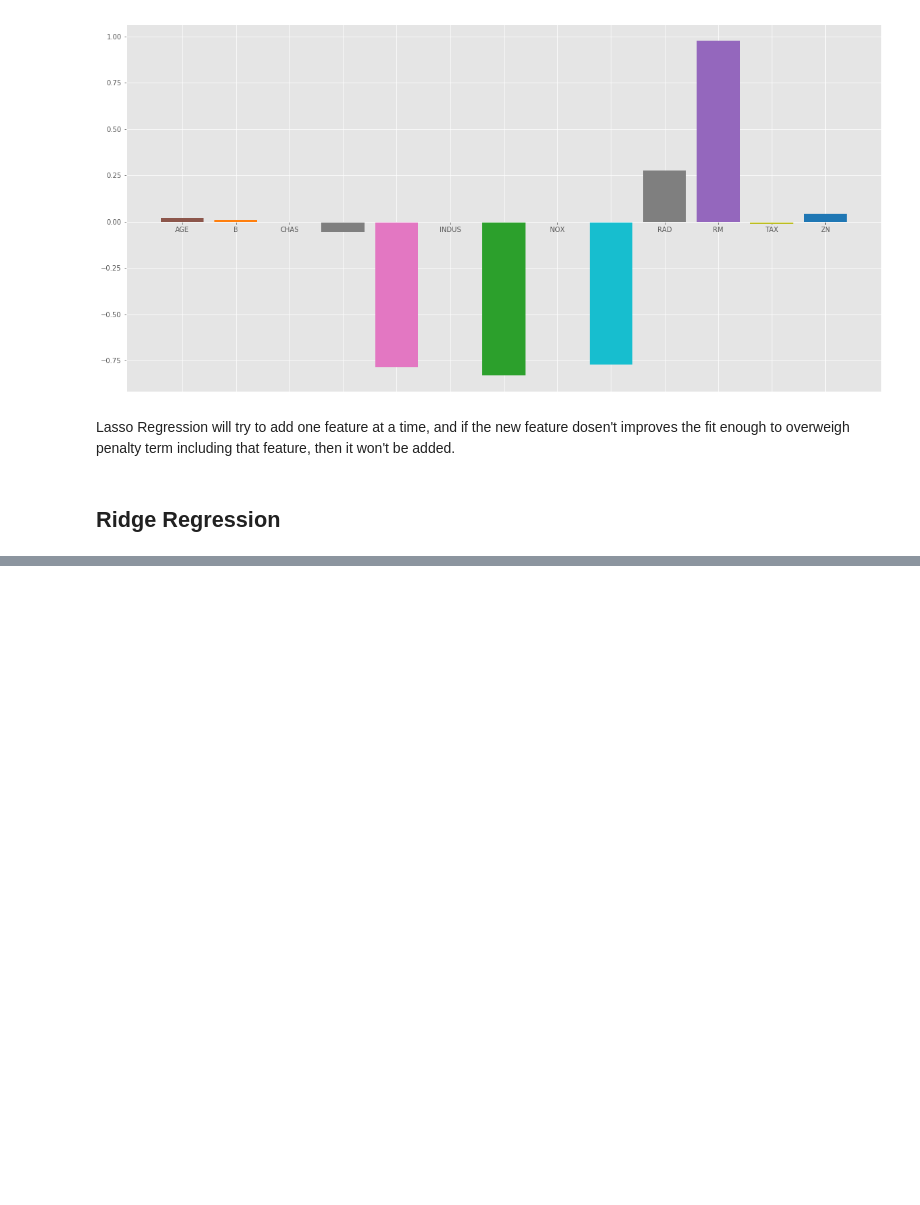
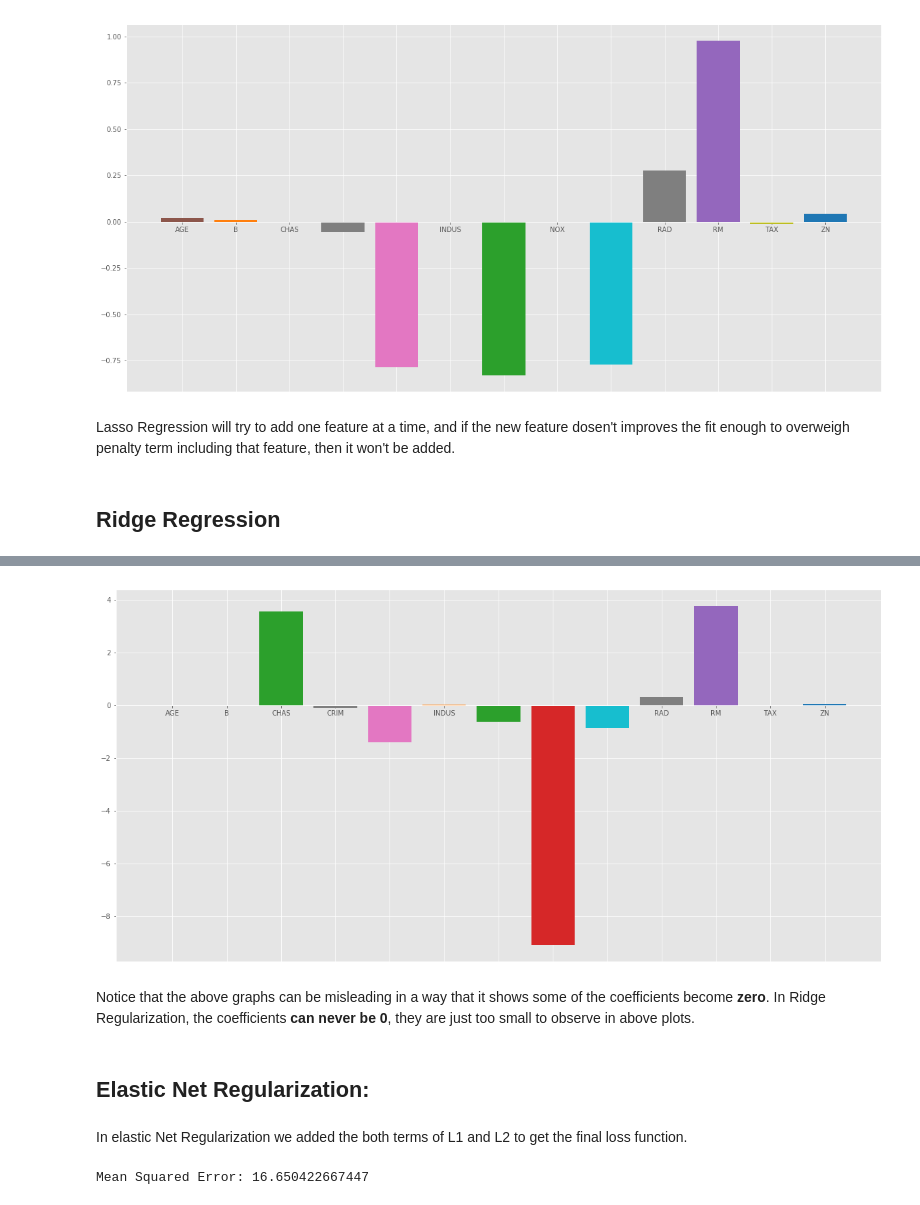
Before and after one commit to geekquad/Lasso-Ridge-Regression-and-Elastic_Net-Regularization-from-Scratch, a Jupyter notebook: Lasso_Ridge_ElasticNet.ipynb, the cells around one changed output, grey strips where cells are left out. Saved outputs shown, nothing was run; the diff lists cells and outputs as text; code cells hidden in the pictures; blank space fills up the shorter version.

```diff
--- a/Lasso_Ridge_ElasticNet.ipynb
+++ b/Lasso_Ridge_ElasticNet.ipynb
@@ -187,0 +189,5 @@ Lasso Regression will try to add one feature at a time, and if the new feature d
+# %%
+from sklearn.linear_model import Ridge
+ridge = Ridge()
+ridge.fit(x_train, y_train)
+y_pred2 = ridge.predict(x_test)
@@ -187,0 +200,6 @@ Lasso Regression will try to add one feature at a time, and if the new feature d
+# %%
+"""putting together the coefficient and their corresponding variable names"""
+ridge_coef = pd.DataFrame()
+ridge_coef['Columns'] = x_train.columns
+ridge_coef['Coefficient Estimate'] = pd.Series(ridge.coef_)
+print(ridge_coef)
@@ -187,0 +221,22 @@ Lasso Regression will try to add one feature at a time, and if the new feature d
+# %%
+# plotting the coefficient score
+fig, ax = plt.subplots(figsize=(20,10))
+color =['tab:gray','tab:blue','tab:orange','tab:green','tab:red','tab:purple','tab:brown',
+        'tab:pink','tab:gray','tab:olive','tab:cyan','tab:orange','tab:green','tab:blue','tab:olive']
+
+ax.bar(ridge_coef["Columns"],
+ridge_coef['Coefficient Estimate'],
+color = color)
+
+ax.spines['bottom'].set_position('zero')
+
+plt.style.use('ggplot')
+plt.show()
+# %% [output]
+[figure, added]
+# %% [markdown]
+Notice that the above graphs can be misleading in a way that it shows some of the coefficients become **zero**. In Ridge Regularization, the coefficients **can never be 0**, they are just too small to observe in above plots.
+# %% [markdown]
+## Elastic Net Regularization:
+# %% [markdown]
+In elastic Net Regularization we added the both terms of L1 and L2 to get the final loss function.
@@ -187,0 +248,6 @@ Lasso Regression will try to add one feature at a time, and if the new feature d
+# %%
+#Calculating0 the Mean Squared Error
+mse3 = np.mean((y_pred3 - y_test)**2)
+print("Mean Squared Error:", mse3)
+# %% [output]
+Mean Squared Error: 16.650422667447
```
Also changed, not shown: parts of 11 cells of this notebook.
